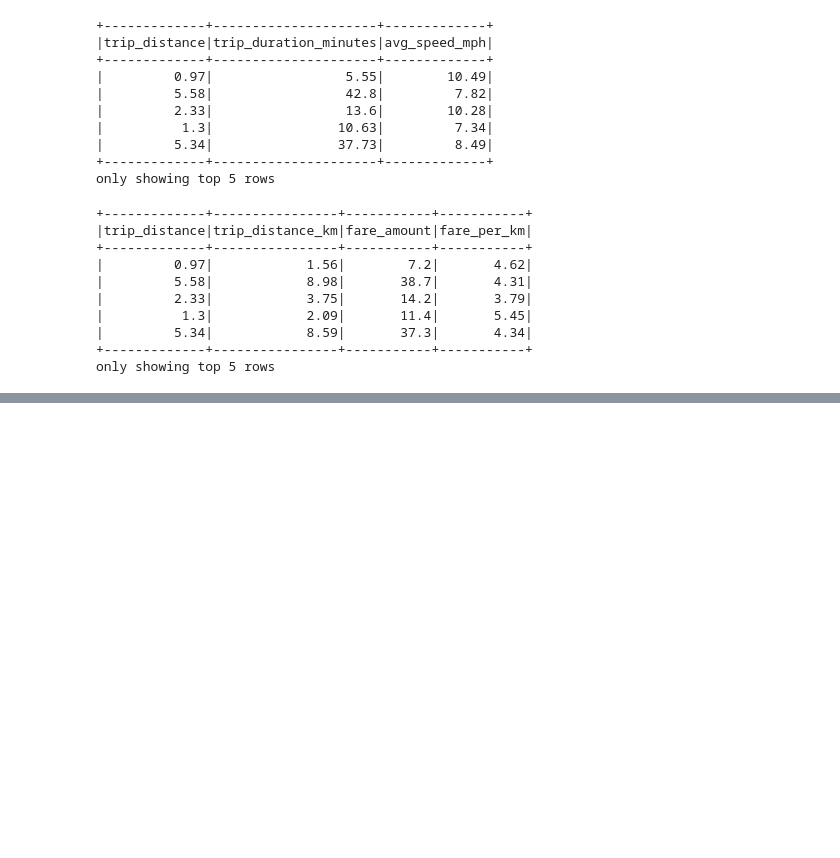
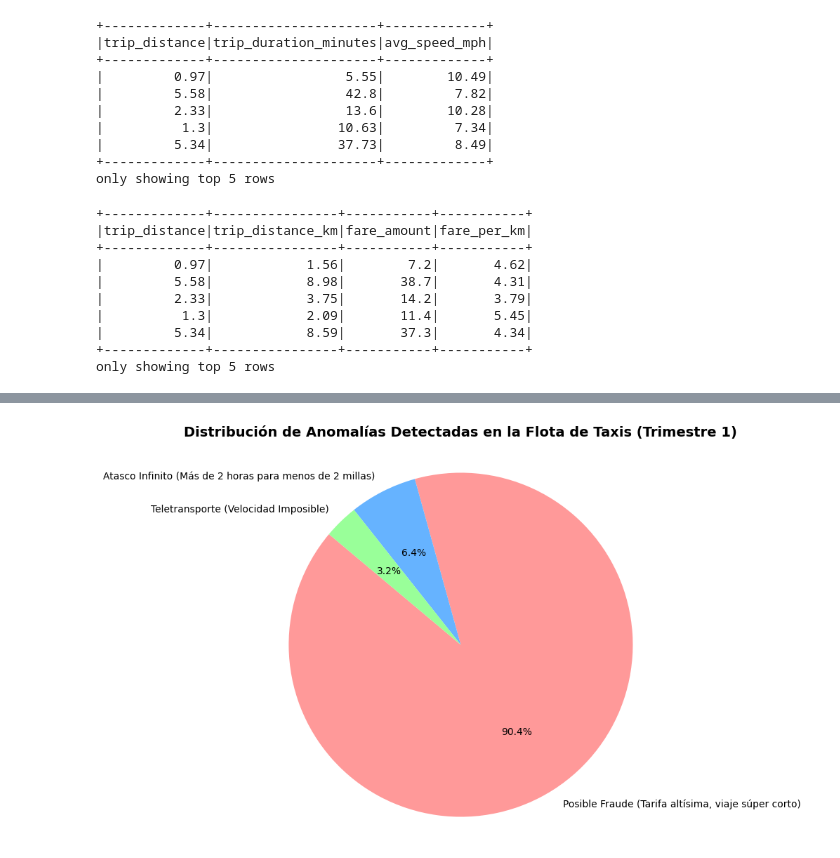
Before and after one commit to MarcelDiaz/HW2-BigData, a Jupyter notebook: HW2.ipynb, the cells around one changed output, grey strips where cells are left out. Cells and saved outputs as stored; diff of their text form; code cells hidden in the pictures; blank space fills up the shorter version.

```diff
--- a/HW2.ipynb
+++ b/HW2.ipynb
@@ -201,0 +244,13 @@ Registros válidos finales: 4777631
+# %%
+# Guardamos el total antes del filtro temporal estricto
+total_antes_meses = df_limpio.count()
+
+# Definimos los meses válidos para nuestro estudio (1=Enero, 2=Febrero, 3=Marzo)
+meses_validos = [1, 2, 3]
+
+# Filtramos usando la función isin()
+df_limpio = df_limpio.filter(month(col("tpep_pickup_datetime")).isin(meses_validos))
+
+registros_eliminados_meses = total_antes_meses - df_limpio.count()
+
+print(f"Registros fuera del trimestre Ene-Mar eliminados: {registros_eliminados_meses}")
@@ -383,0 +894,35 @@ only showing top 10 rows
+# %%
+import matplotlib.pyplot as plt
+
+# 1. Convertimos la tabla agregada (muy pequeña) de PySpark a Pandas
+# Cumpliendo con la norma de usar Pandas solo para las gráficas finales
+df_pandas_anomalias = resumen_anomalias.toPandas()
+
+# 2. Configuramos el tamaño del gráfico
+plt.figure(figsize=(10, 7))
+
+# 3. Definimos unos colores personalizados para que quede más profesional
+colores = ['#ff9999', '#66b3ff', '#99ff99']
+
+# 4. Creamos el gráfico de pastel (Pie chart)
+# autopct='%1.1f%%' dibuja los porcentajes automáticamente dentro de los trozos
+plt.pie(df_pandas_anomalias['count'],
+        labels=df_pandas_anomalias['tipo_anomalia'],
+        autopct='%1.1f%%',
+        startangle=140,
+        colors=colores,
+        textprops={'fontsize': 10})
+
+# 5. Añadimos el título obligatorio [cite: 160]
+plt.title('Distribución de Anomalías Detectadas en la Flota de Taxis (Trimestre 1)',
+          fontsize=14,
+          pad=20,
+          fontweight='bold')
+
+# Aseguramos que el gráfico sea un círculo perfecto
+plt.axis('equal')
+
+# 6. Renderizamos la imagen
+plt.show()
+# %% [output]
+[figure, added]
```
Also changed, not shown: parts of 31 cells of this notebook, 1 other file.
